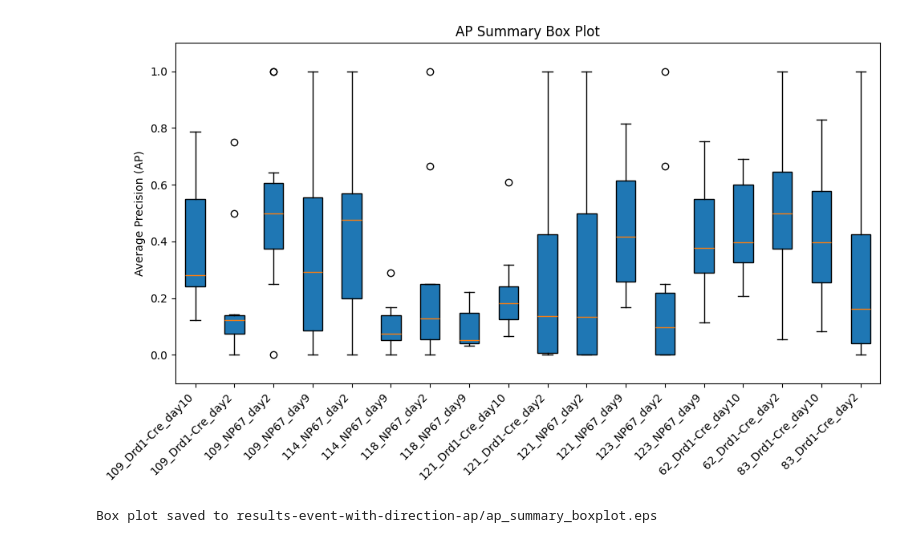
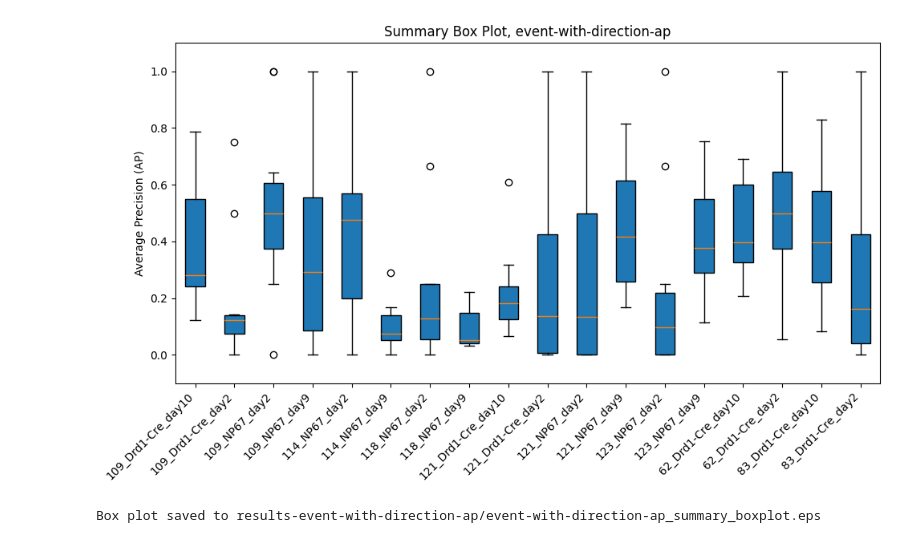
Before and after one commit to RaisoLiu/Calcium2Behavior, a Jupyter notebook: average_precision_summary.ipynb, the cells around one changed output. Cells and saved outputs as stored; diff of their text form; code cells hidden in the pictures.

```diff
--- a/average_precision_summary.ipynb
+++ b/average_precision_summary.ipynb
@@ -6,7 +6,8 @@ import argparse
 import yaml
 import matplotlib.pyplot as plt
 # %%
-base_folder = 'results-average_precision'
+base_folder = 'results-event-with-direction-ap'
+experiment_name = 'event-with-direction-ap'
 
 # Find all subdirectories that match the pattern "no.*"
 folder_paths = [f for f in glob.glob(os.path.join(base_folder, "no.*")) if os.path.isdir(f)]
@@ -39,13 +40,13 @@ for folder in folder_paths:
         else:
             print(f"Invalid AP data for {fold_key} in {folder}, skipping that fold.")
 
-    # ## For reverse
-    # for fold_key, result in data["inv_AP_results"].items():
-    #     # Expecting each fold's result to be a dict with key "average_precision"
-    #     if isinstance(result, dict) and "average_precision" in result:
-    #         ap_values.append(result["average_precision"])
-    #     else:
-    #         print(f"Invalid AP data for {fold_key} in {folder}, skipping that fold.")
+    ## For reverse
+    for fold_key, result in data["inv_AP_results"].items():
+        # Expecting each fold's result to be a dict with key "average_precision"
+        if isinstance(result, dict) and "average_precision" in result:
+            ap_values.append(result["average_precision"])
+        else:
+            print(f"Invalid AP data for {fold_key} in {folder}, skipping that fold.")
 
     config_yaml_path = os.path.join(folder, "used_config.yaml")
     if not os.path.exists(config_yaml_path):
@@ -82,32 +85,32 @@ df.to_csv(output_path, index=False)
 # %%
 
 
 
 
 # if not summary_data:
 #     print("No valid AP data found in any folder.")
 #     return
 
 # Prepare data for the box plot: each box represents one folder's AP distribution.
 folder_names = sorted(summary_data.keys())
 data_list = [summary_data[name] for name in folder_names]
 
 plt.figure(figsize=(10, 6))
 plt.boxplot(data_list, patch_artist=True)
 plt.xticks(range(1, len(folder_names) + 1), folder_names, rotation=45, ha="right")
 plt.ylabel("Average Precision (AP)")
-plt.title("AP Summary Box Plot")
+plt.title(f"Summary Box Plot, {experiment_name}")
 plt.tight_layout()
 plt.ylim([-0.1, 1.1])
 # Save the box plot in the base folder.
-output_path = os.path.join(base_folder, "ap_summary_boxplot.png")
+output_path = os.path.join(base_folder, f"{experiment_name}_summary_boxplot.png")
 plt.savefig(output_path)
-output_path = os.path.join(base_folder, "ap_summary_boxplot.eps")
+output_path = os.path.join(base_folder, f"{experiment_name}_summary_boxplot.eps")
 plt.savefig(output_path)
 plt.show()
 plt.close()
 
 print(f"Box plot saved to {output_path}")
 # %% [output]
-[figure, old version]
+[figure, new version]
-Box plot saved to results-event-with-direction-ap/ap_summary_boxplot.eps
+Box plot saved to results-event-with-direction-ap/event-with-direction-ap_summary_boxplot.eps
```
Also changed, not shown: parts of 1 cell of this notebook, 40 other files.
